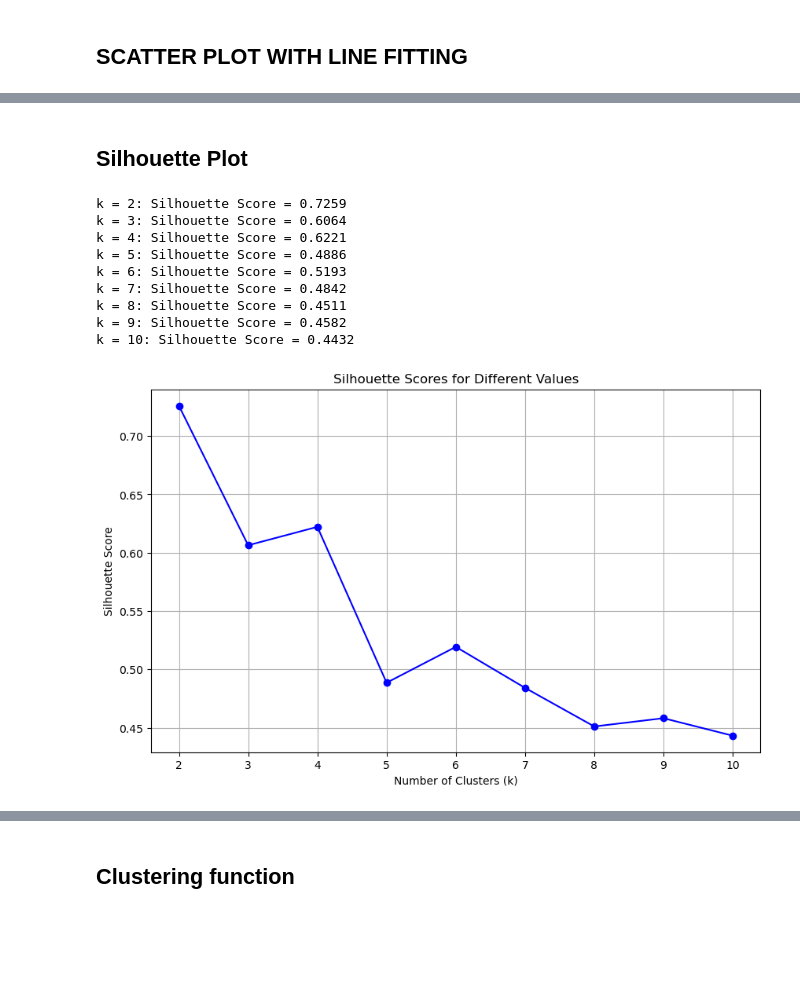
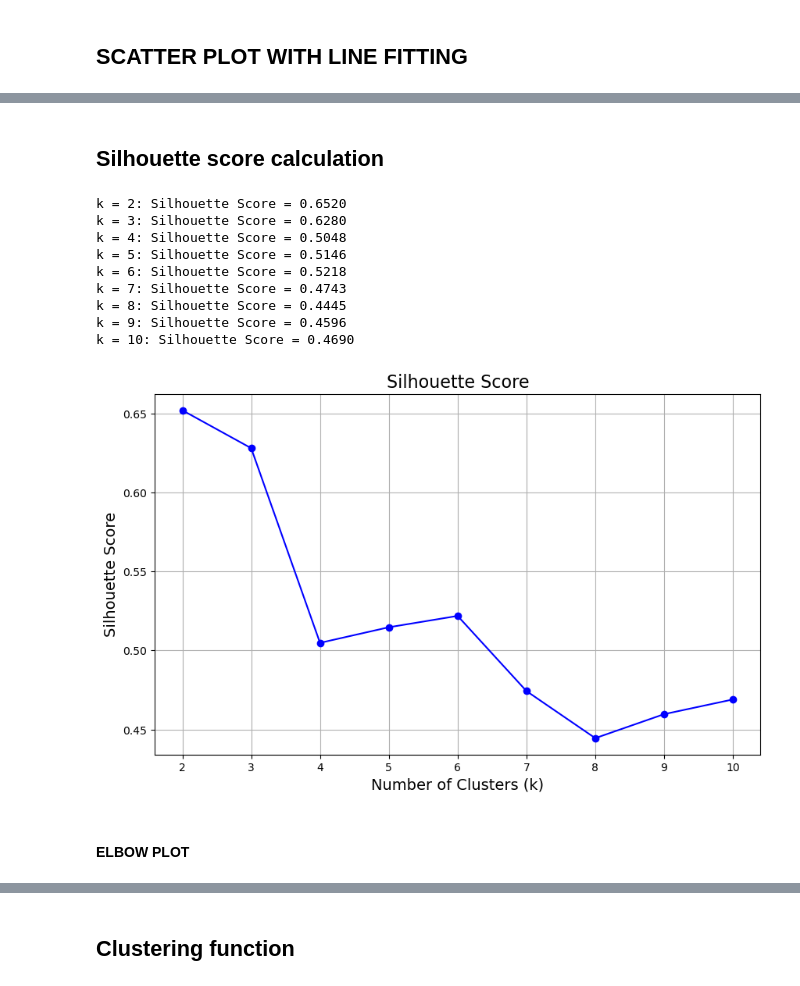
Before and after one commit to aishwarya-shekar-babu/Applied-Datascience-1-Assignment2, a Jupyter notebook: Clustering and fitting-assignment-final.ipynb, the cells around one changed output, grey strips where cells are left out. Cells and saved outputs as stored; diff of their text form; code cells hidden in the pictures; blank space fills up the shorter version.

```diff
--- a/Clustering and fitting-assignment-final.ipynb
+++ b/Clustering and fitting-assignment-final.ipynb
@@ -347,42 +347,48 @@ plot_line_fitting_with_data(oneoff_purchases, total_purchases)
 # %% [markdown]
-## Silhouette Plot
+## Silhouette score calculation
 # %%
-def plot_silhouette_scores(data,):
-
+def plot_silhouette_scores(data_scaled):
+    """
+    Calculate and plot the silhouette scores for different values of k (number of clusters).
+    """
     # List to store silhouette scores
     silhouette_scores = []
 
+    # Iterate over a range of k values from 2 to 10
     for k in range(2, 11):
         kmeans = KMeans(n_clusters=k, random_state=42)
-        kmeans.fit(data)
-        score = silhouette_score(data, kmeans.labels_)
+        kmeans_labels = kmeans.fit_predict(data_scaled)
+        score = silhouette_score(data_scaled, kmeans_labels)
         silhouette_scores.append(score)
         print(f"k = {k}: Silhouette Score = {score:.4f}")
 
     # Plot the silhouette scores
     plt.figure(figsize=(10, 6))
-    x=range(2,11)
-    plt.plot(x, silhouette_scores, marker='o', linestyle='-', color='b')
-    plt.title('Silhouette Scores for Different Values')
-    plt.xlabel('Number of Clusters (k)')
-    plt.ylabel('Silhouette Score')
+    plt.plot(range(2, 11), silhouette_scores, marker='o', linestyle='-', color='b')
+    plt.title('Silhouette Score',fontsize=16)
+    plt.xlabel('Number of Clusters (k)',fontsize=14)
+    plt.ylabel('Silhouette Score',fontsize=14)
     plt.xticks(range(2, 11))
     plt.grid(True)
     plt.show()
 # %%
-# selecting columns
-X_balance_payments = data_cleaned[['BALANCE', 'PAYMENTS']]
+# Prepare the data (scaling)
+data_cleaned = data[['BALANCE', 'PAYMENTS']]
+scaler = StandardScaler()
+data_scaled = scaler.fit_transform(data_cleaned)
 
-# Calculate and plot silhouette scores
-plot_silhouette_scores(X_balance_payments)
+# Plot silhouette scores
+plot_silhouette_scores(data_scaled)
 # %% [output]
-k = 2: Silhouette Score = 0.7259
-k = 3: Silhouette Score = 0.6064
-k = 4: Silhouette Score = 0.6221
-k = 5: Silhouette Score = 0.4886
-k = 6: Silhouette Score = 0.5193
-k = 7: Silhouette Score = 0.4842
-k = 8: Silhouette Score = 0.4511
-k = 9: Silhouette Score = 0.4582
-k = 10: Silhouette Score = 0.4432
+k = 2: Silhouette Score = 0.6520
+k = 3: Silhouette Score = 0.6280
+k = 4: Silhouette Score = 0.5048
+k = 5: Silhouette Score = 0.5146
+k = 6: Silhouette Score = 0.5218
+k = 7: Silhouette Score = 0.4743
+k = 8: Silhouette Score = 0.4445
+k = 9: Silhouette Score = 0.4596
+k = 10: Silhouette Score = 0.4690
-[figure, old version]
+[figure, new version]
+# %% [markdown]
+#### ELBOW PLOT
```
Also changed, not shown: parts of 11 cells of this notebook.
